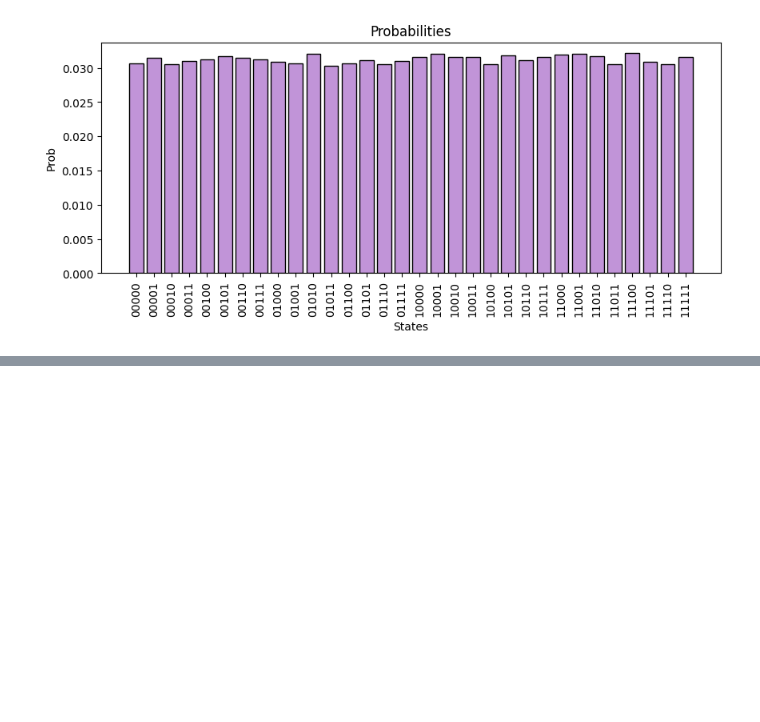
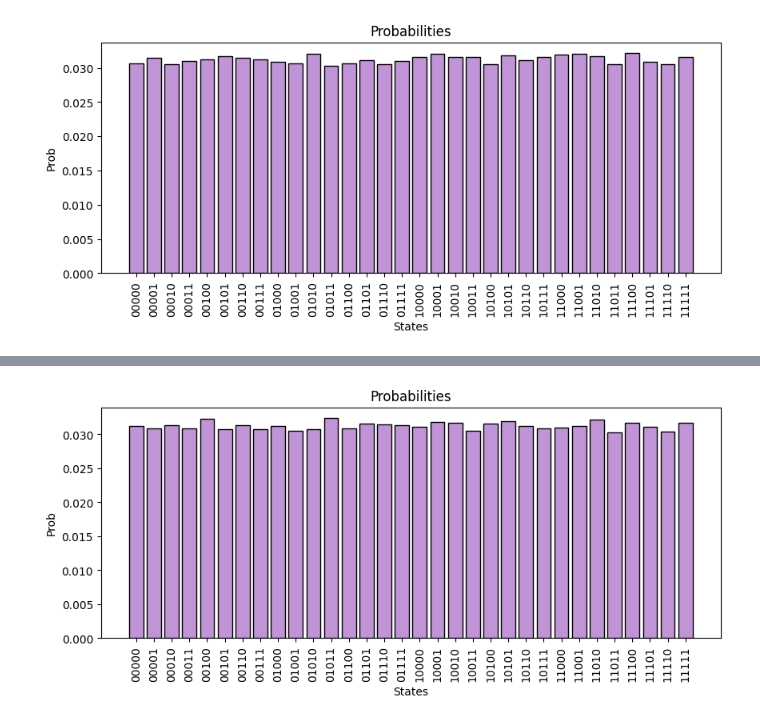
Before and after one commit to gabrielefrn/qc-minicourse, a Jupyter notebook: Grover.ipynb, the cells around one changed output, grey strips where cells are left out. Saved outputs shown, nothing was run; the diff lists cells and outputs as text; code cells hidden in the pictures; blank space fills up the shorter version.

```diff
--- a/Grover.ipynb
+++ b/Grover.ipynb
@@ -162,0 +188,4 @@ def build_oracle(guilty_index, n):
+# %%
+plotscripts.plot_grover_probabilities(c, nshots)
+# %% [output]
+[figure, added]
```
Also changed, not shown: parts of 4 cells of this notebook.
